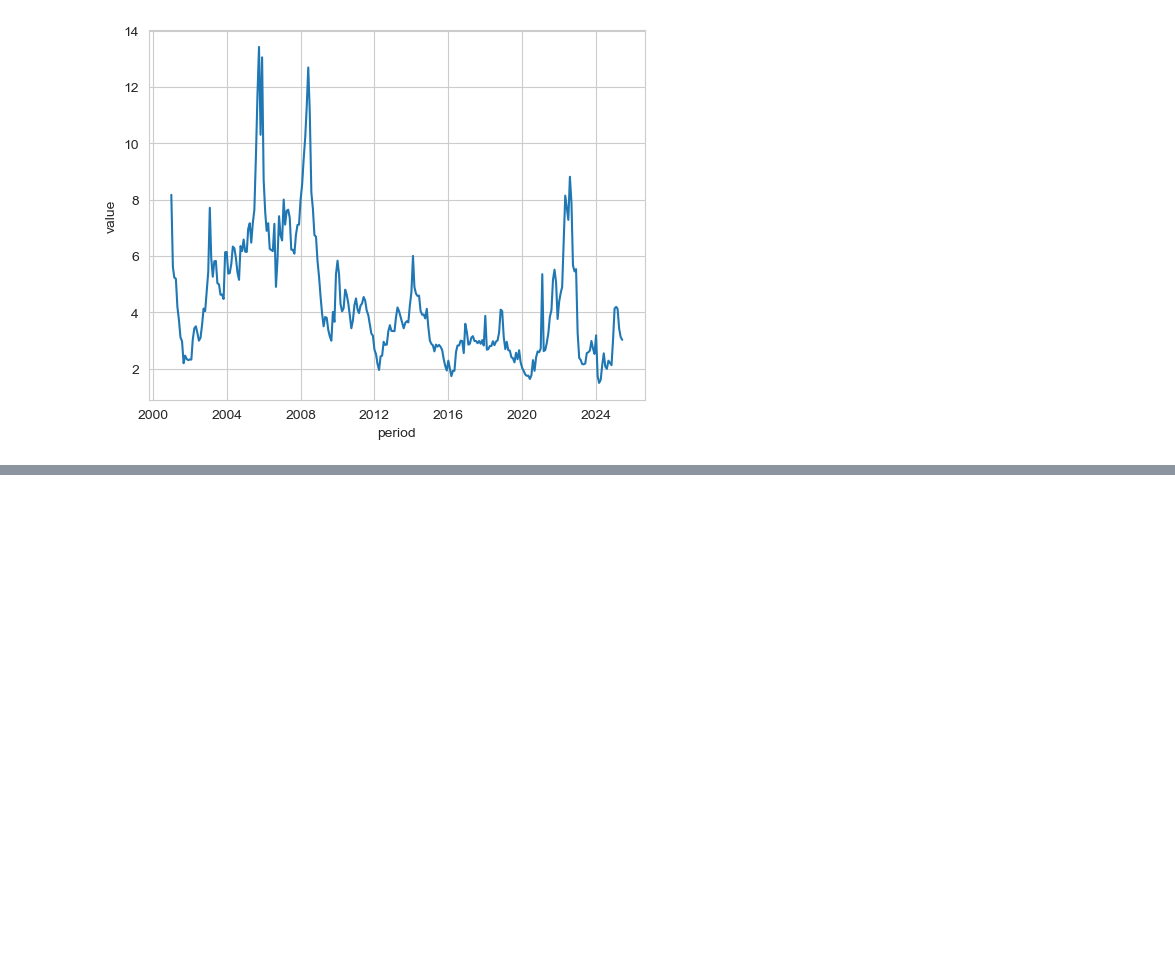
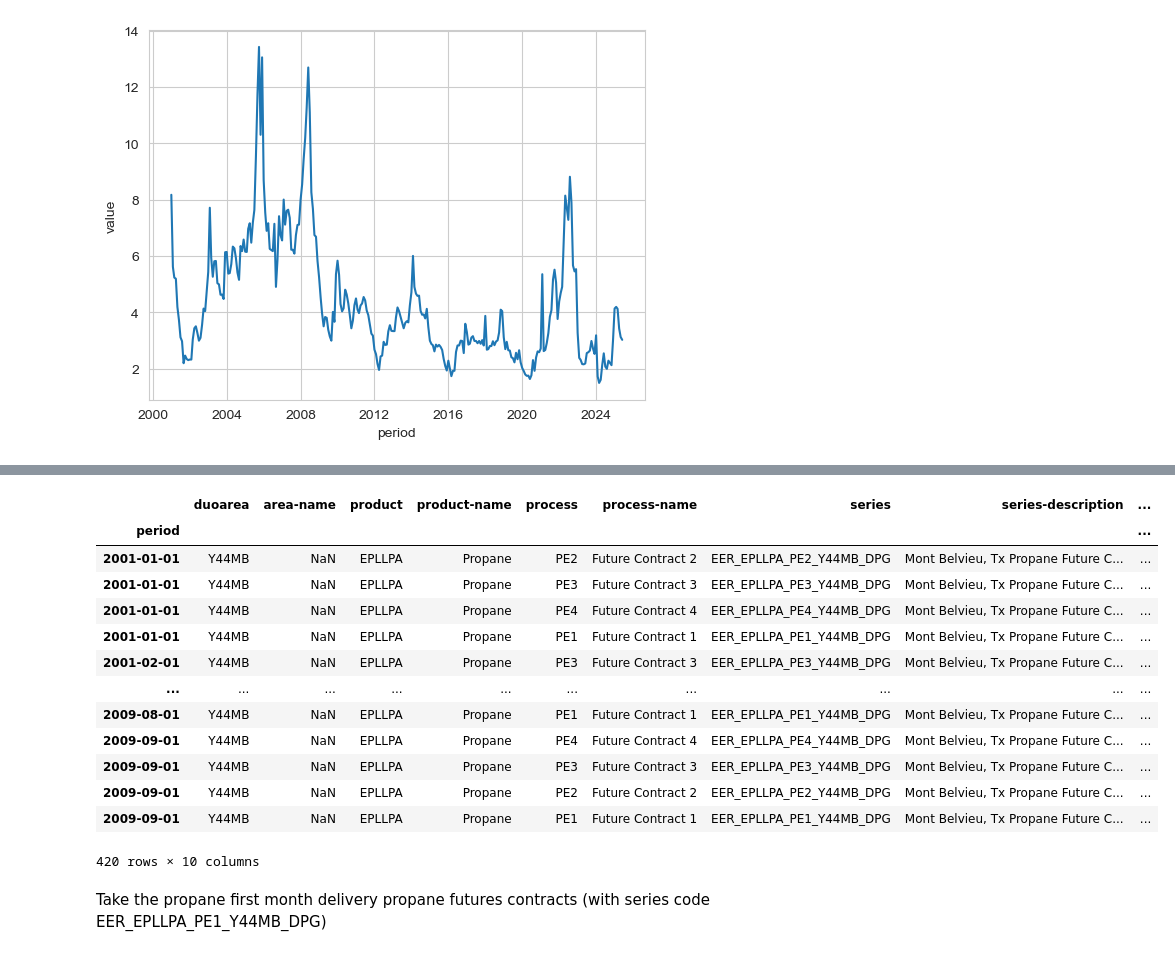
Before and after one commit to Erdos-Projects/fall-2025-forecasting-electricity-price, a Jupyter notebook: src/eda/will_eda.ipynb, the cells around one changed output, grey strips where cells are left out. Saved outputs shown, nothing was run; the diff lists cells and outputs as text; code cells hidden in the pictures; blank space fills up the shorter version.

```diff
--- a/src/eda/will_eda.ipynb
+++ b/src/eda/will_eda.ipynb
@@ -307,0 +281,3 @@ gas_futures_monthly.describe()
+# %%
+propane_futures = pd.read_csv(os.path.join(DATA_PATH, 'oil_futures.csv'))
+propane_futures.head()
@@ -307,0 +291,20 @@ gas_futures_monthly.describe()
+# %%
+propane_futures['period'] = pd.to_datetime(propane_futures['period'], format='%Y-%m')
+propane_futures.set_index(keys='period').sort_index()
+# %% [output]
+|  | duoarea | area-name | product | product-name | process | process-name | series | series-description | ... |
+| period |  |  |  |  |  |  |  |  | ... |
+| 2001-01-01 | Y44MB | NaN | EPLLPA | Propane | PE2 | Future Contract 2 | EER_EPLLPA_PE2_Y44MB_DPG | Mont Belvieu, Tx Propane Future C... | ... |
+| 2001-01-01 | Y44MB | NaN | EPLLPA | Propane | PE3 | Future Contract 3 | EER_EPLLPA_PE3_Y44MB_DPG | Mont Belvieu, Tx Propane Future C... | ... |
+| 2001-01-01 | Y44MB | NaN | EPLLPA | Propane | PE4 | Future Contract 4 | EER_EPLLPA_PE4_Y44MB_DPG | Mont Belvieu, Tx Propane Future C... | ... |
+| 2001-01-01 | Y44MB | NaN | EPLLPA | Propane | PE1 | Future Contract 1 | EER_EPLLPA_PE1_Y44MB_DPG | Mont Belvieu, Tx Propane Future C... | ... |
+| 2001-02-01 | Y44MB | NaN | EPLLPA | Propane | PE3 | Future Contract 3 | EER_EPLLPA_PE3_Y44MB_DPG | Mont Belvieu, Tx Propane Future C... | ... |
+| ... | ... | ... | ... | ... | ... | ... | ... | ... | ... |
+| 2009-08-01 | Y44MB | NaN | EPLLPA | Propane | PE1 | Future Contract 1 | EER_EPLLPA_PE1_Y44MB_DPG | Mont Belvieu, Tx Propane Future C... | ... |
+| 2009-09-01 | Y44MB | NaN | EPLLPA | Propane | PE4 | Future Contract 4 | EER_EPLLPA_PE4_Y44MB_DPG | Mont Belvieu, Tx Propane Future C... | ... |
+| 2009-09-01 | Y44MB | NaN | EPLLPA | Propane | PE3 | Future Contract 3 | EER_EPLLPA_PE3_Y44MB_DPG | Mont Belvieu, Tx Propane Future C... | ... |
+| 2009-09-01 | Y44MB | NaN | EPLLPA | Propane | PE2 | Future Contract 2 | EER_EPLLPA_PE2_Y44MB_DPG | Mont Belvieu, Tx Propane Future C... | ... |
+| 2009-09-01 | Y44MB | NaN | EPLLPA | Propane | PE1 | Future Contract 1 | EER_EPLLPA_PE1_Y44MB_DPG | Mont Belvieu, Tx Propane Future C... | ... |
+420 rows × 10 columns
+# %% [markdown]
+Take the propane first month delivery propane futures contracts (with series code EER_EPLLPA_PE1_Y44MB_DPG)
```
Also changed, not shown: parts of 22 cells of this notebook.
